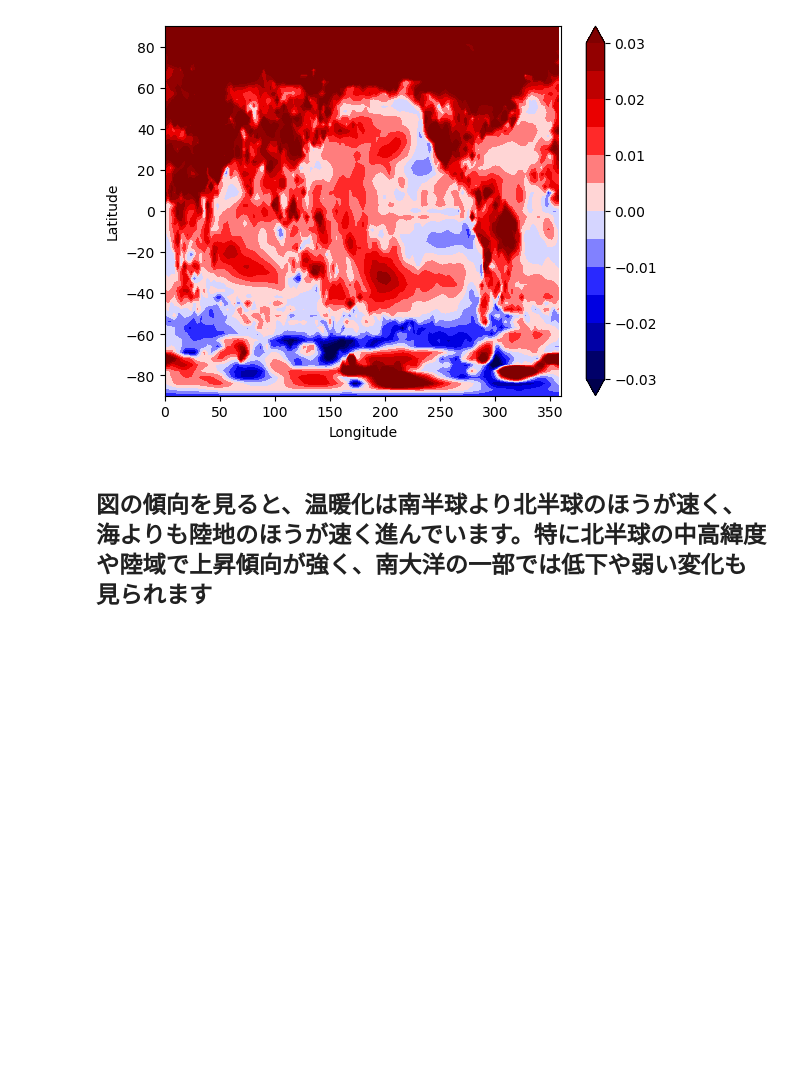
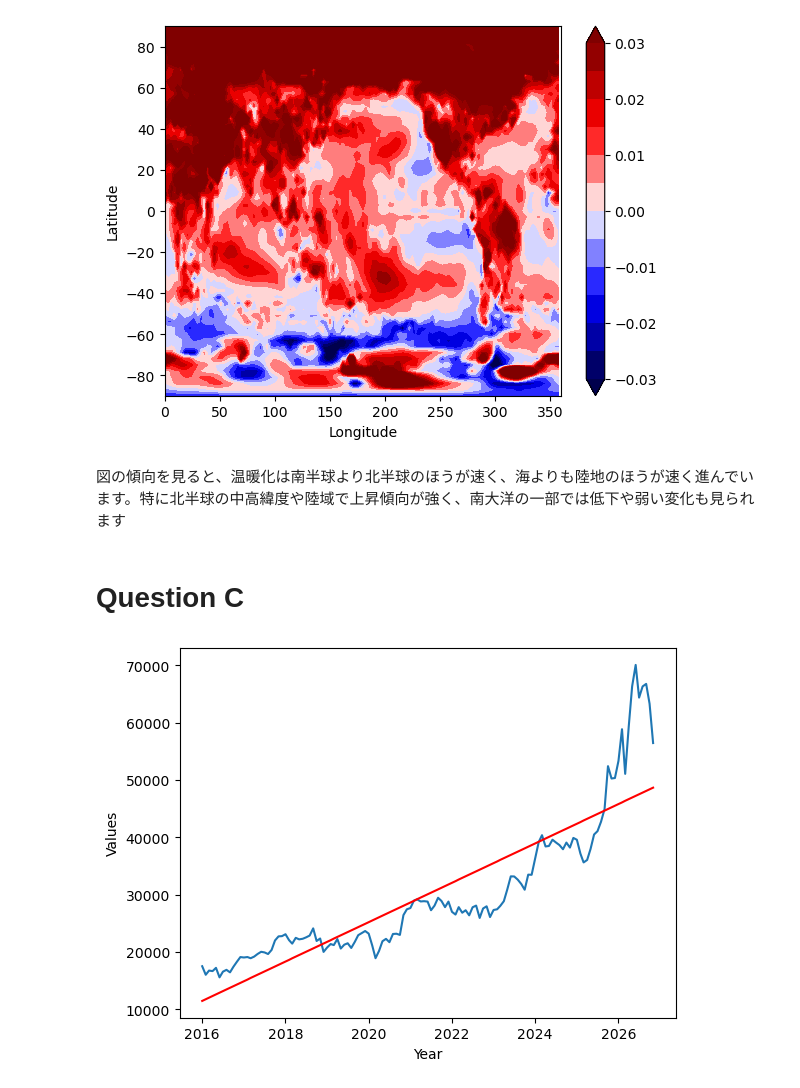
Before and after one commit to imkanata/my_first_python, a Jupyter notebook: python_basic/ca_5/5test.ipynb, the cells around one changed output. Saved outputs shown, nothing was run; the diff lists cells and outputs as text; code cells hidden in the pictures; blank space fills up the shorter version.

```diff
--- a/python_basic/ca_5/5test.ipynb
+++ b/python_basic/ca_5/5test.ipynb
@@ -74,4 +74,33 @@ plt.show()
 90
 [figure]
 # %% [markdown]
-## 図の傾向を見ると、温暖化は南半球より北半球のほうが速く、海よりも陸地のほうが速く進んでいます。特に北半球の中高緯度や陸域で上昇傾向が強く、南大洋の一部では低下や弱い変化も見られます
+図の傾向を見ると、温暖化は南半球より北半球のほうが速く、海よりも陸地のほうが速く進んでいます。特に北半球の中高緯度や陸域で上昇傾向が強く、南大洋の一部では低下や弱い変化も見られます
+# %% [markdown]
+# Question C
+# %%
+# 处理表格数据为shift_jis数据
+import numpy as np
+import pandas as pd
+import matplotlib.pyplot as plt
+from matplotlib.colors import Normalize
+
+filepath = "nikkei_stock_average_monthly_jp.csv"
+
+# 这样的话就不用genfromtxt,df就是读出来的数据
+df = pd.read_csv(filepath, encoding="shift_jis")
+#print(df.head())
+df = df.dropna() # 删除包含NaN的行
+df['データ日付'] = pd.to_datetime(df['データ日付']) # 将字符串转化成日期
+df = df.set_index('データ日付')
+data = df['終値']
+mon = np.arange(len(data))
+plt.plot(data.index, data.values)
+[a, b] = np.polyfit(mon, data.values, 1) # 要保持数据长度相同
+plt.plot(data.index, a * mon + b, 'r')
+plt.xlabel("Year")
+plt.ylabel("Values")
+plt.show()
+
+#df.dtypes # 检查数据类型
+# %% [output]
+[figure, added]
```
Also changed, not shown: parts of 2 cells of this notebook, 1 other file.
